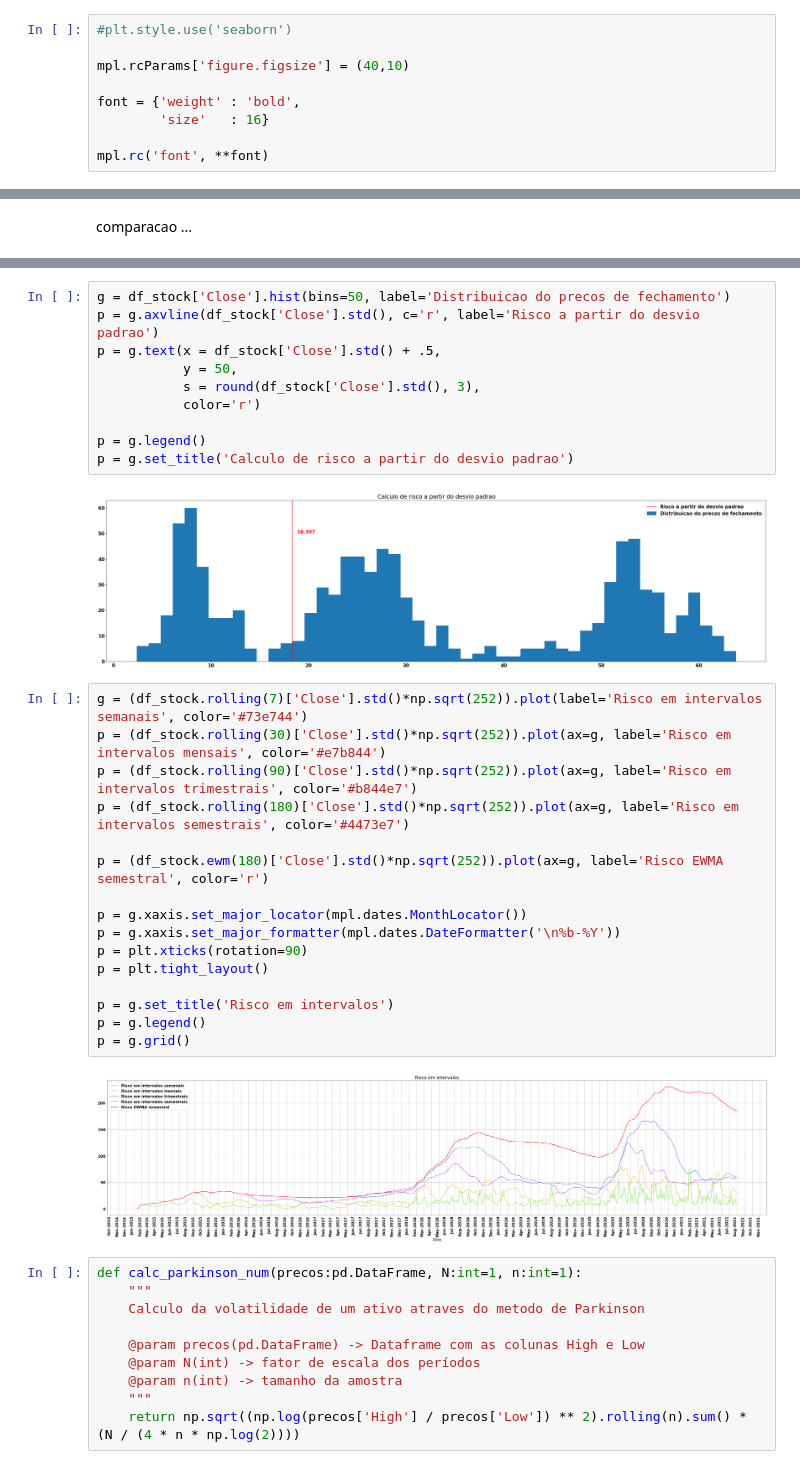
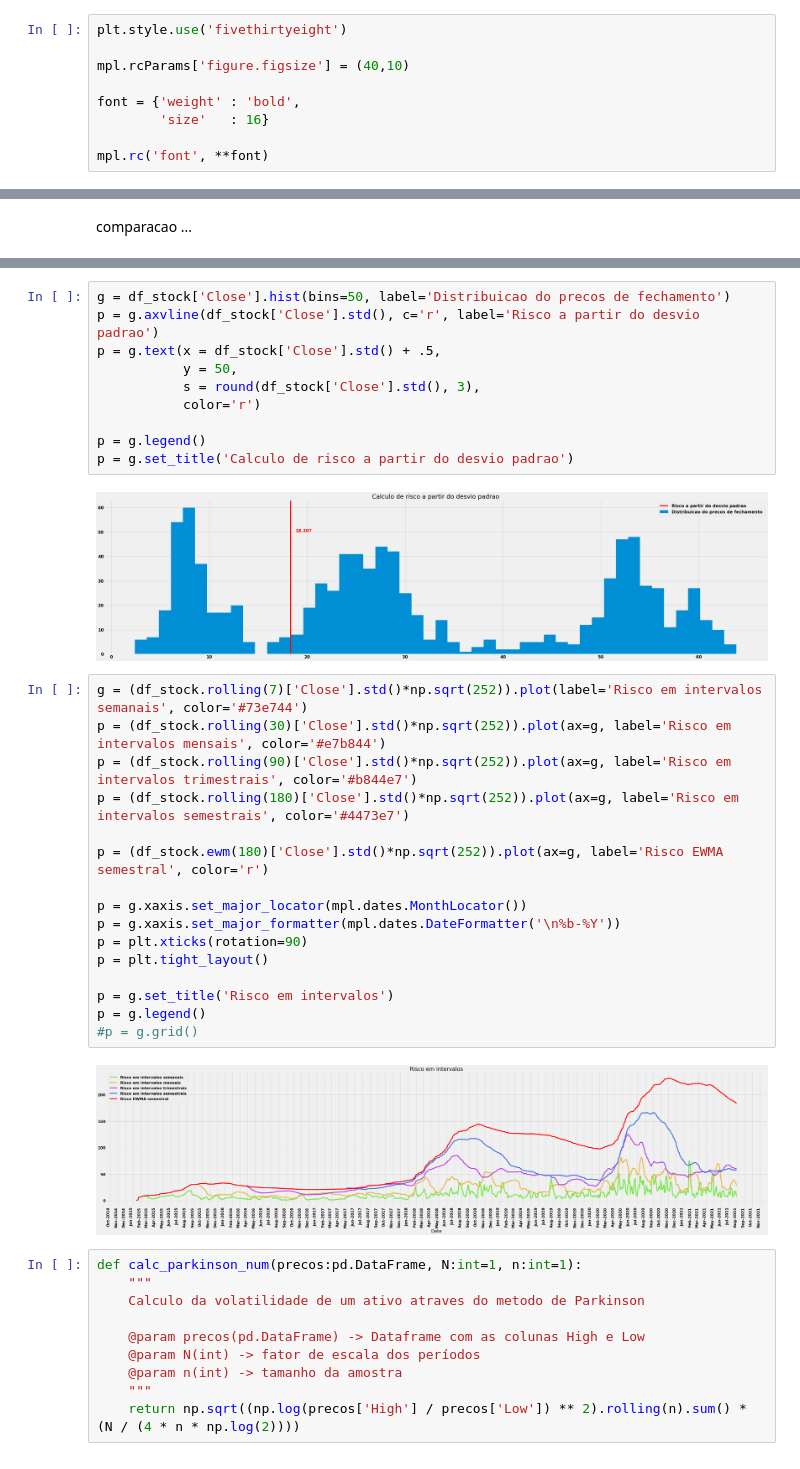
Before and after one commit to lhndsp/Quant-basics, a Jupyter notebook: quant-basics.ipynb, the cells around one changed output, grey strips where cells are left out. Saved outputs shown, nothing was run; the diff lists cells and outputs as text.

```diff
--- a/quant-basics.ipynb
+++ b/quant-basics.ipynb
@@ -25,5 +45,5 @@ from matplotlib.gridspec import GridSpec
 # %%
-#plt.style.use('seaborn')
+plt.style.use('fivethirtyeight')
 
 mpl.rcParams['figure.figsize'] = (40,10)
 
@@ -300,25 +319,25 @@ p = g.text(x = df_stock['Close'].std() + .5,
 p = g.legend()
 p = g.set_title('Calculo de risco a partir do desvio padrao')
 # %% [output]
-[figure, old version]
+[figure, new version]
 # %%
 g = (df_stock.rolling(7)['Close'].std()*np.sqrt(252)).plot(label='Risco em intervalos semanais', color='#73e744')
 p = (df_stock.rolling(30)['Close'].std()*np.sqrt(252)).plot(ax=g, label='Risco em intervalos mensais', color='#e7b844')
 p = (df_stock.rolling(90)['Close'].std()*np.sqrt(252)).plot(ax=g, label='Risco em intervalos trimestrais', color='#b844e7')
 p = (df_stock.rolling(180)['Close'].std()*np.sqrt(252)).plot(ax=g, label='Risco em intervalos semestrais', color='#4473e7')
 
 p = (df_stock.ewm(180)['Close'].std()*np.sqrt(252)).plot(ax=g, label='Risco EWMA semestral', color='r')
 
 p = g.xaxis.set_major_locator(mpl.dates.MonthLocator())
 p = g.xaxis.set_major_formatter(mpl.dates.DateFormatter('\n%b-%Y'))
 p = plt.xticks(rotation=90)
 p = plt.tight_layout()
 
 p = g.set_title('Risco em intervalos')
 p = g.legend()
-p = g.grid()
+#p = g.grid()
 # %% [output]
-[figure, old version]
+[figure, new version]
 # %%
 def calc_parkinson_num(precos:pd.DataFrame, N:int=1, n:int=1):
     """
```
Also changed, not shown: parts of 29 cells of this notebook.
